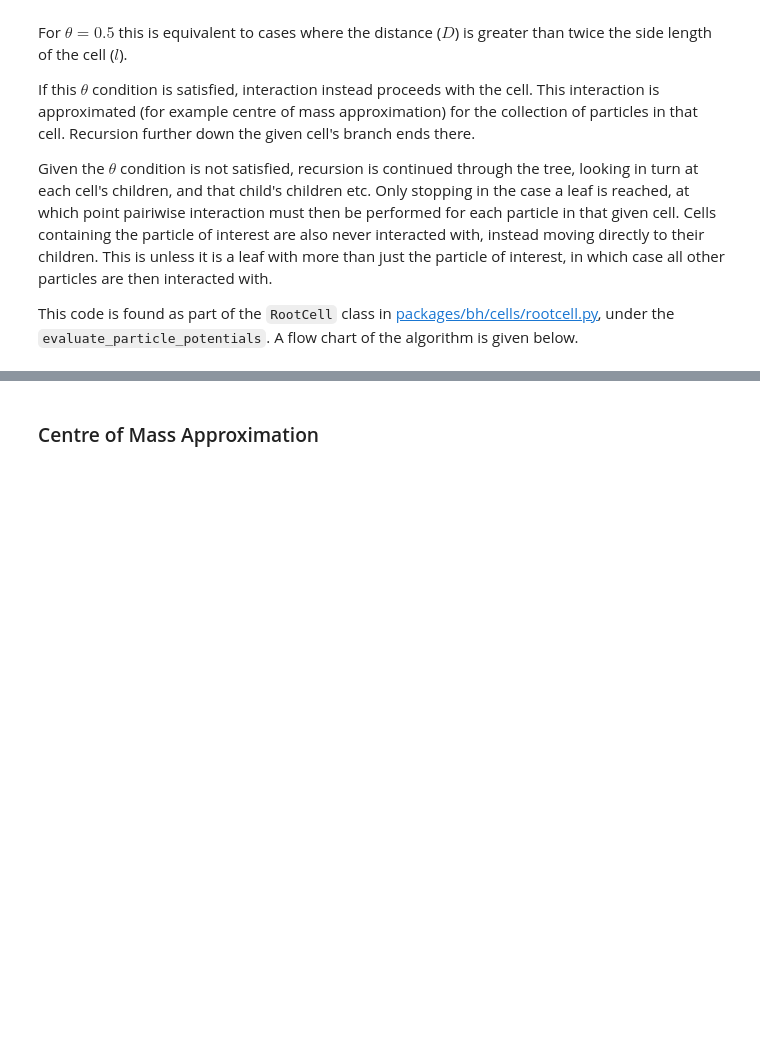
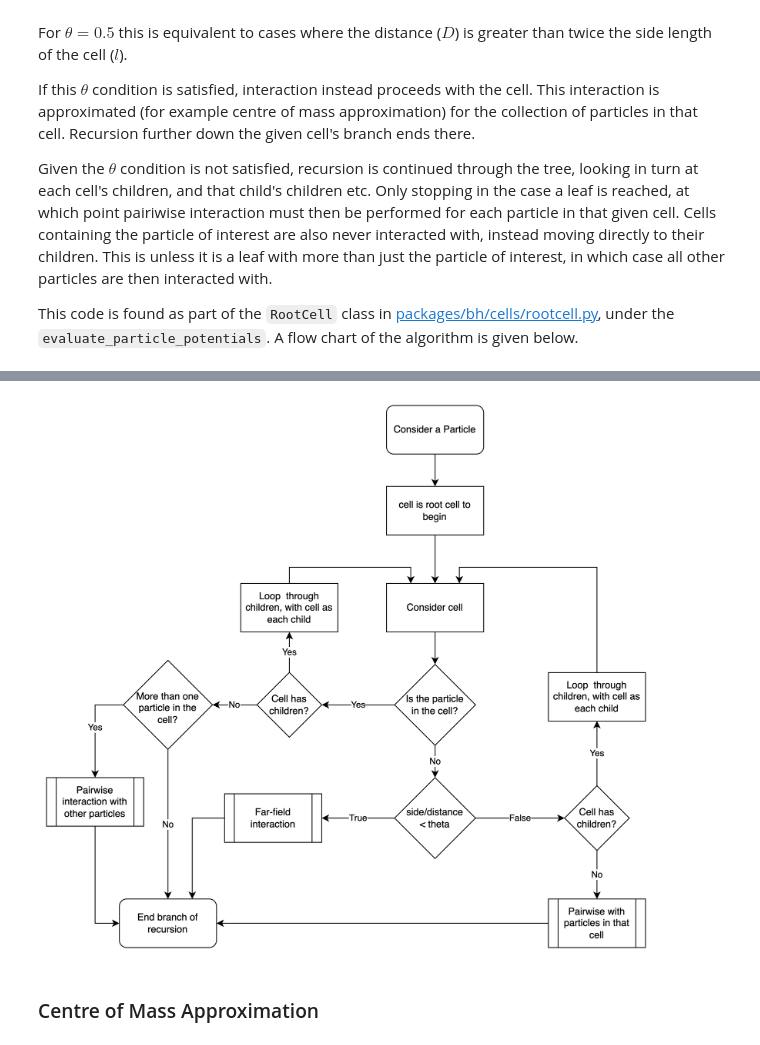
Before and after one commit to Part-II-Computational-Physics/hierarchical-methods-lb880, a Jupyter notebook: Report.ipynb, the cells around one changed output, grey strips where cells are left out. Saved outputs shown, nothing was run; the diff lists cells and outputs as text; code cells hidden in the pictures; blank space fills up the shorter version.

```diff
--- a/Report.ipynb
+++ b/Report.ipynb
@@ -174,3 +170,7 @@ SVG('Figures/bh_interaction.svg')
+# %%
+Image('Figures/bh_interaction.png', width=800)
+# %% [output]
+[figure, added]
 # %% [markdown]
 ### Centre of Mass Approximation
 # %% [markdown]
```
Also changed, not shown: parts of 4 cells of this notebook, 2 other files.
